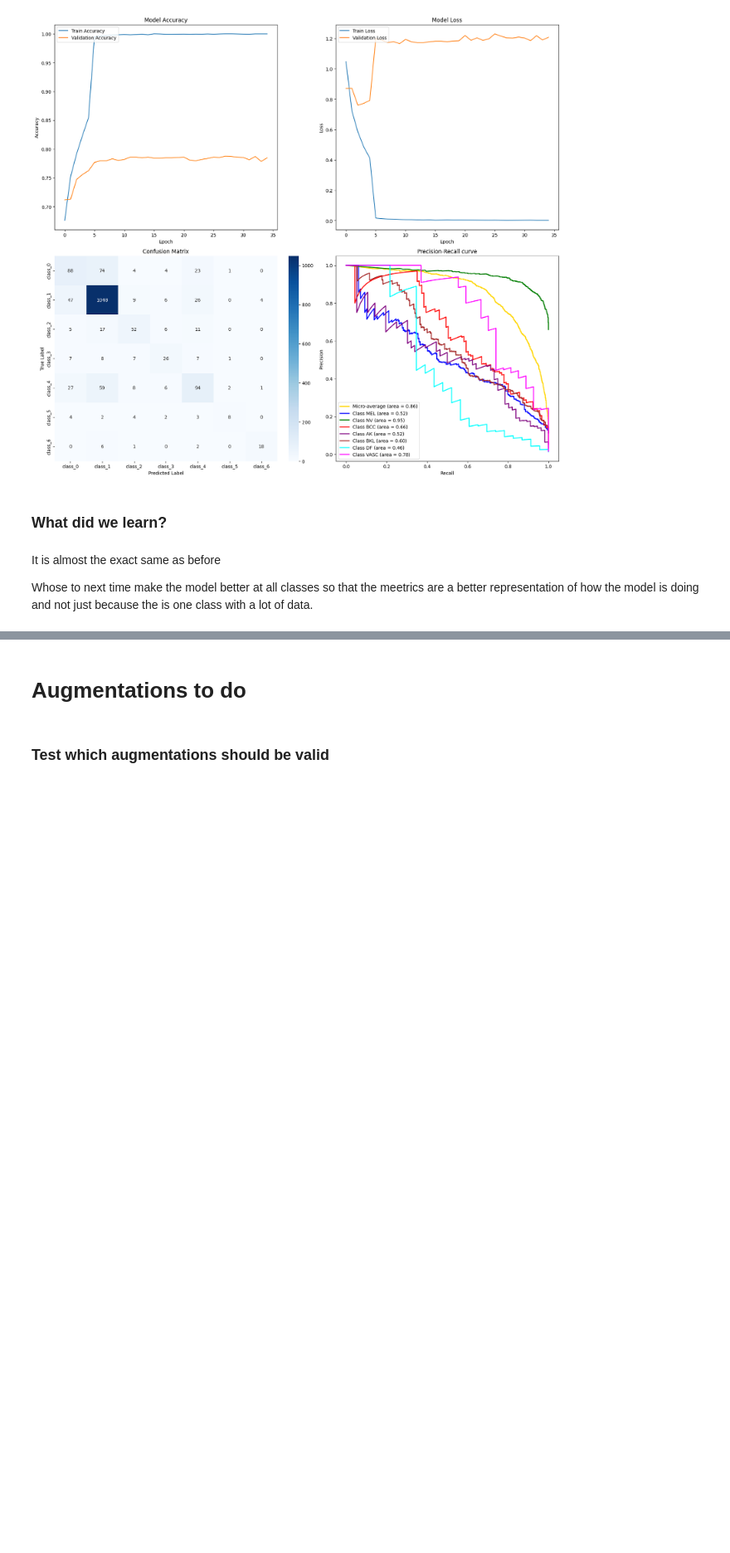
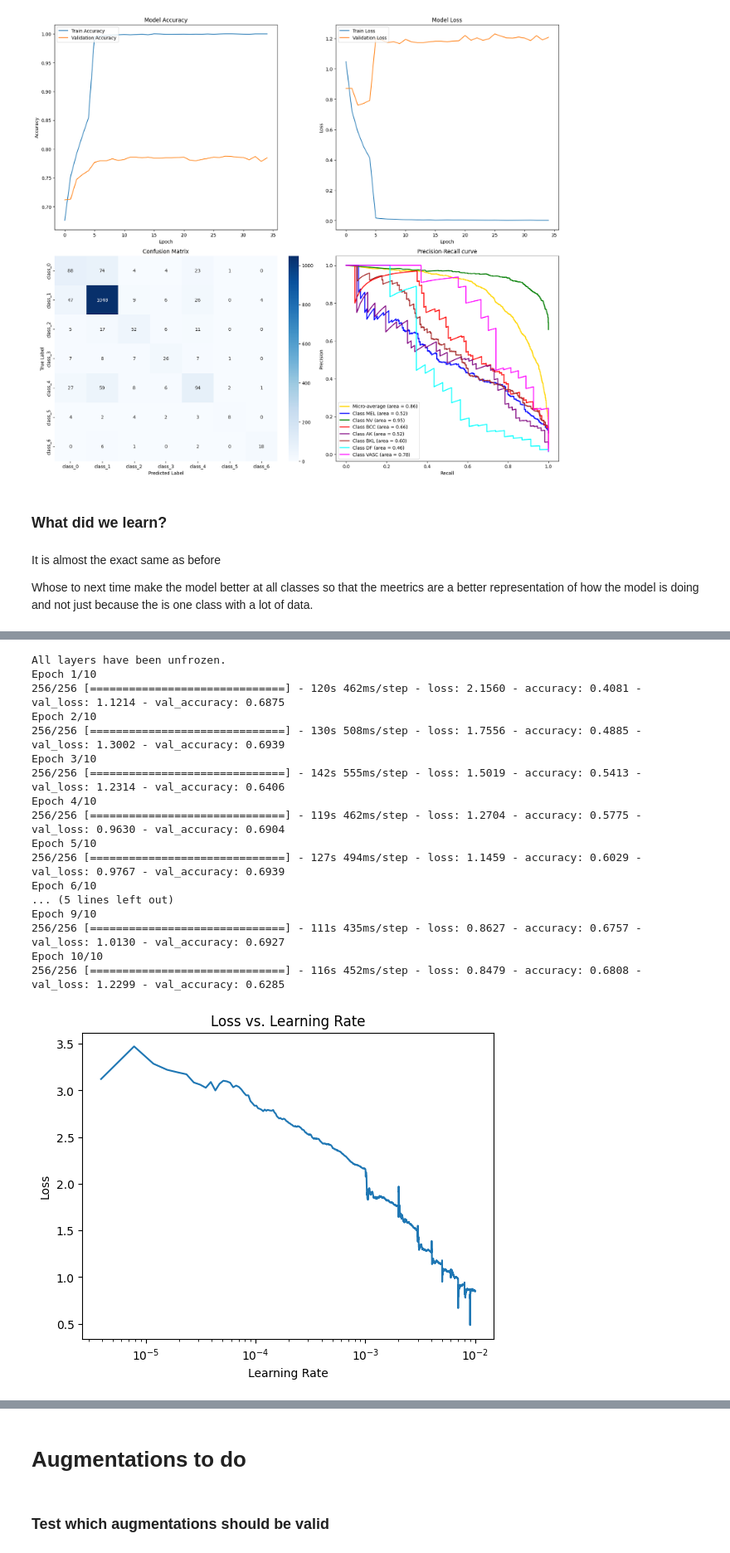
Before and after one commit to renemartensen/Classification-of-Skin-Lesions, a Jupyter notebook: makingModel.ipynb, the cells around one changed output, grey strips where cells are left out. Shown at 83% size. Saved outputs shown, nothing was run; the diff lists cells and outputs as text; code cells hidden in the pictures; blank space fills up the shorter version.

```diff
--- a/makingModel.ipynb
+++ b/makingModel.ipynb
@@ -749,3 +749,24 @@ F1 Score: 0.7639273325780261
 It is almost the exact same as before
 
 Whose to next time make the model better at all classes so that the meetrics are a better representation of how the model is doing and not just because the is one class with a lot of data.
+# %%
+data_dir = "../../Merge Set Ordered"
+iteration = "iteration_5_2"
+model_dir = f'../../models/best_model_{iteration}.h5'
+# %%
+
+from keras.applications.mobilenet_v3 import preprocess_input
+
+
+# Now import HomemadeDataloader from homemade_dataloader.py
+from homemade_dataloader import DataloaderFactory
+
+
+batch_size=32
+dist = [1171,1171,1171,1171,1171,1171,1171]
+print(sum(dist))
+histories = []
+
+factory = DataloaderFactory(data_dir, batch_size=batch_size, image_size=(224,224), set_distribution=(70,15,15), class_distribution=dist, preprocess_function=preprocess_input)
+
+train_generator, validation_generator, test_generator = factory.get_dataloaders()
@@ -751,0 +778,9 @@ Whose to next time make the model better at all classes so that the meetrics are
+# %%
+
+import sys
+import os
+sys.path.append(os.path.abspath("../.."))
+from custom_model import CustomModel
+
+model = CustomModel(number_of_samples=train_generator.samples)
+model.compile()
@@ -751,0 +790,3 @@ Whose to next time make the model better at all classes so that the meetrics are
+# %%
+history1 = model.fit_epochs(train_generator, validation_generator, epochs=5, checkpoint_path=model_dir)
+histories.append(history1)
@@ -751,0 +809,4 @@ Whose to next time make the model better at all classes so that the meetrics are
+# %%
+model.unfreeze()
+model.lr_find(train_generator, validation_generator)
+# %% [output]
@@ -751,0 +815,18 @@ Whose to next time make the model better at all classes so that the meetrics are
+All layers have been unfrozen.
+Epoch 1/10
+256/256 [==============================] - 120s 462ms/step - loss: 2.1560 - accuracy: 0.4081 - val_loss: 1.1214 - val_accuracy: 0.6875
+Epoch 2/10
+256/256 [==============================] - 130s 508ms/step - loss: 1.7556 - accuracy: 0.4885 - val_loss: 1.3002 - val_accuracy: 0.6939
+Epoch 3/10
+256/256 [==============================] - 142s 555ms/step - loss: 1.5019 - accuracy: 0.5413 - val_loss: 1.2314 - val_accuracy: 0.6406
+Epoch 4/10
+256/256 [==============================] - 119s 462ms/step - loss: 1.2704 - accuracy: 0.5775 - val_loss: 0.9630 - val_accuracy: 0.6904
+Epoch 5/10
+256/256 [==============================] - 127s 494ms/step - loss: 1.1459 - accuracy: 0.6029 - val_loss: 0.9767 - val_accuracy: 0.6939
+Epoch 6/10
+... (5 lines left out)
+Epoch 9/10
+256/256 [==============================] - 111s 435ms/step - loss: 0.8627 - accuracy: 0.6757 - val_loss: 1.0130 - val_accuracy: 0.6927
+Epoch 10/10
+256/256 [==============================] - 116s 452ms/step - loss: 0.8479 - accuracy: 0.6808 - val_loss: 1.2299 - val_accuracy: 0.6285
+[figure, added]
```
Also changed, not shown: parts of 23 cells of this notebook, 3 other files.
